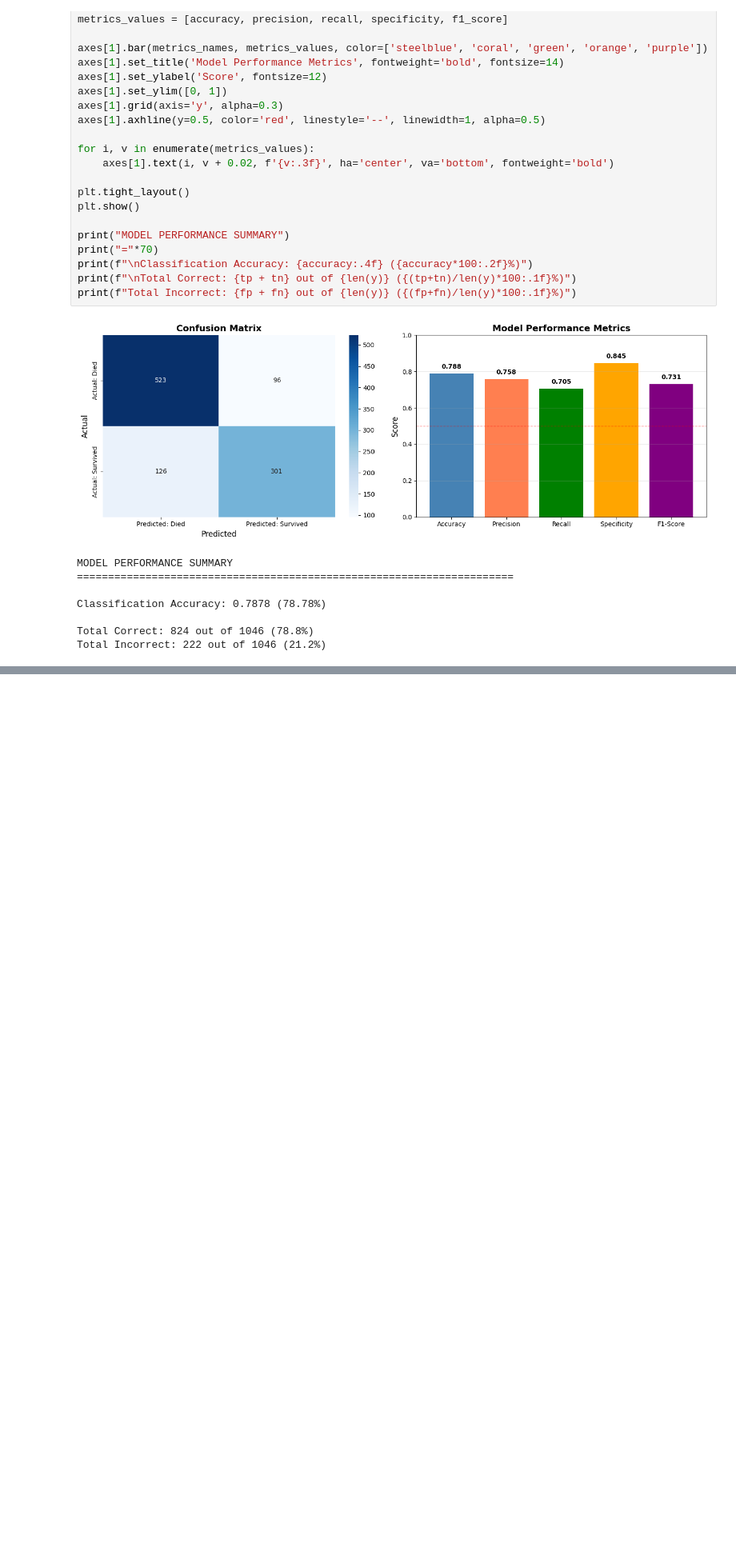
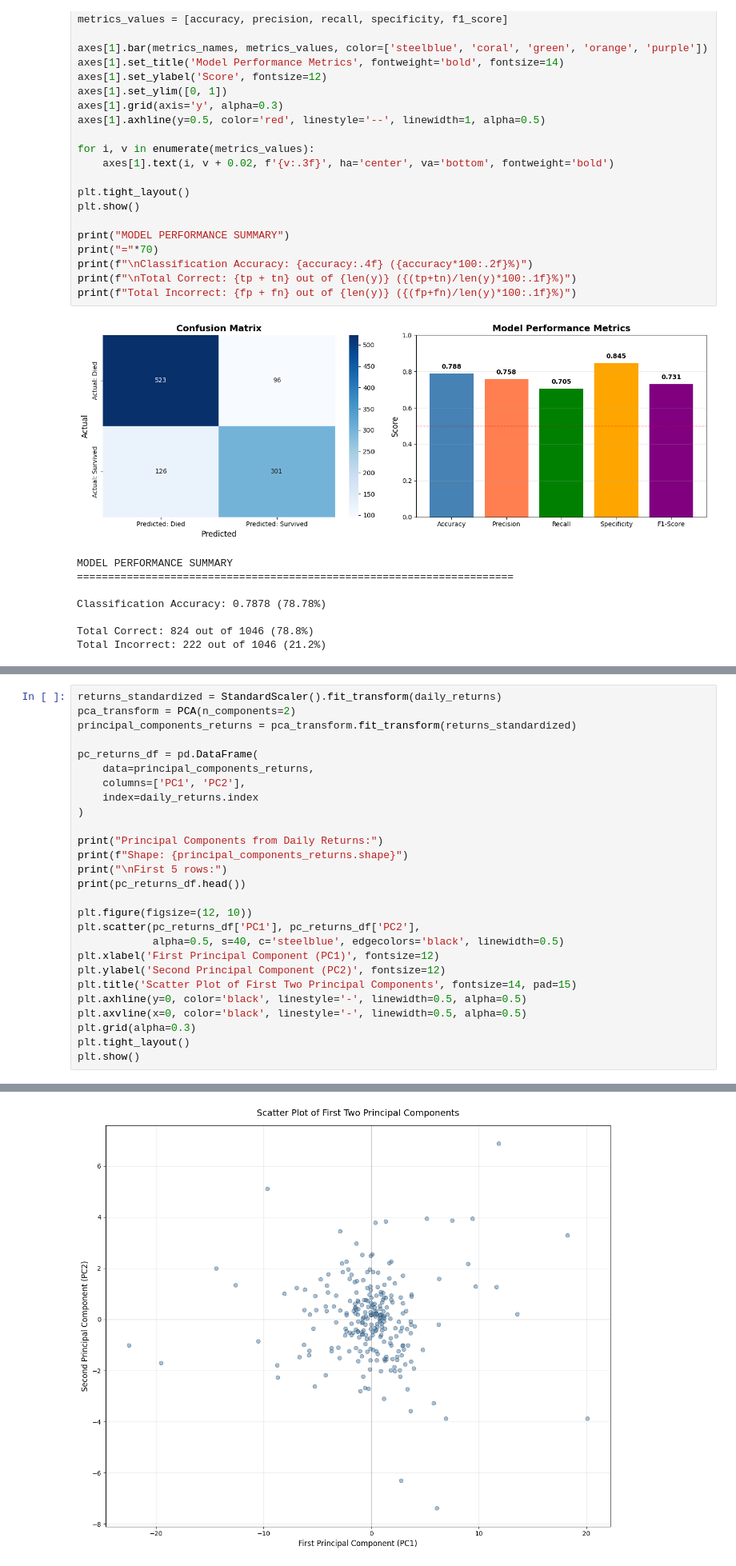
Before and after one commit to Gordianherbert/220242451649, a Jupyter notebook: assigment02/220242451649.ipynb, the cells around one changed output, grey strips where cells are left out. Shown at 80% size. Drawn from its saved outputs; the diff is of its cells as text; blank space fills up the shorter version.

```diff
--- a/assigment02/220242451649.ipynb
+++ b/assigment02/220242451649.ipynb
@@ -652,0 +863,28 @@ Total Incorrect: 222 out of 1046 (21.2%)
+# %%
+returns_standardized = StandardScaler().fit_transform(daily_returns)
+pca_transform = PCA(n_components=2)
+principal_components_returns = pca_transform.fit_transform(returns_standardized)
+
+pc_returns_df = pd.DataFrame(
+    data=principal_components_returns,
+    columns=['PC1', 'PC2'],
+    index=daily_returns.index
+)
+
+print("Principal Components from Daily Returns:")
+print(f"Shape: {principal_components_returns.shape}")
+print("\nFirst 5 rows:")
+print(pc_returns_df.head())
+
+plt.figure(figsize=(12, 10))
+plt.scatter(pc_returns_df['PC1'], pc_returns_df['PC2'],
+            alpha=0.5, s=40, c='steelblue', edgecolors='black', linewidth=0.5)
+plt.xlabel('First Principal Component (PC1)', fontsize=12)
+plt.ylabel('Second Principal Component (PC2)', fontsize=12)
+plt.title('Scatter Plot of First Two Principal Components', fontsize=14, pad=15)
+plt.axhline(y=0, color='black', linestyle='-', linewidth=0.5, alpha=0.5)
+plt.axvline(x=0, color='black', linestyle='-', linewidth=0.5, alpha=0.5)
+plt.grid(alpha=0.3)
+plt.tight_layout()
+plt.show()
+# %% [output]
@@ -652,0 +902 @@ Total Incorrect: 222 out of 1046 (21.2%)
+[figure, added]
```
Also changed, not shown: parts of 18 cells of this notebook, 3 other files.
